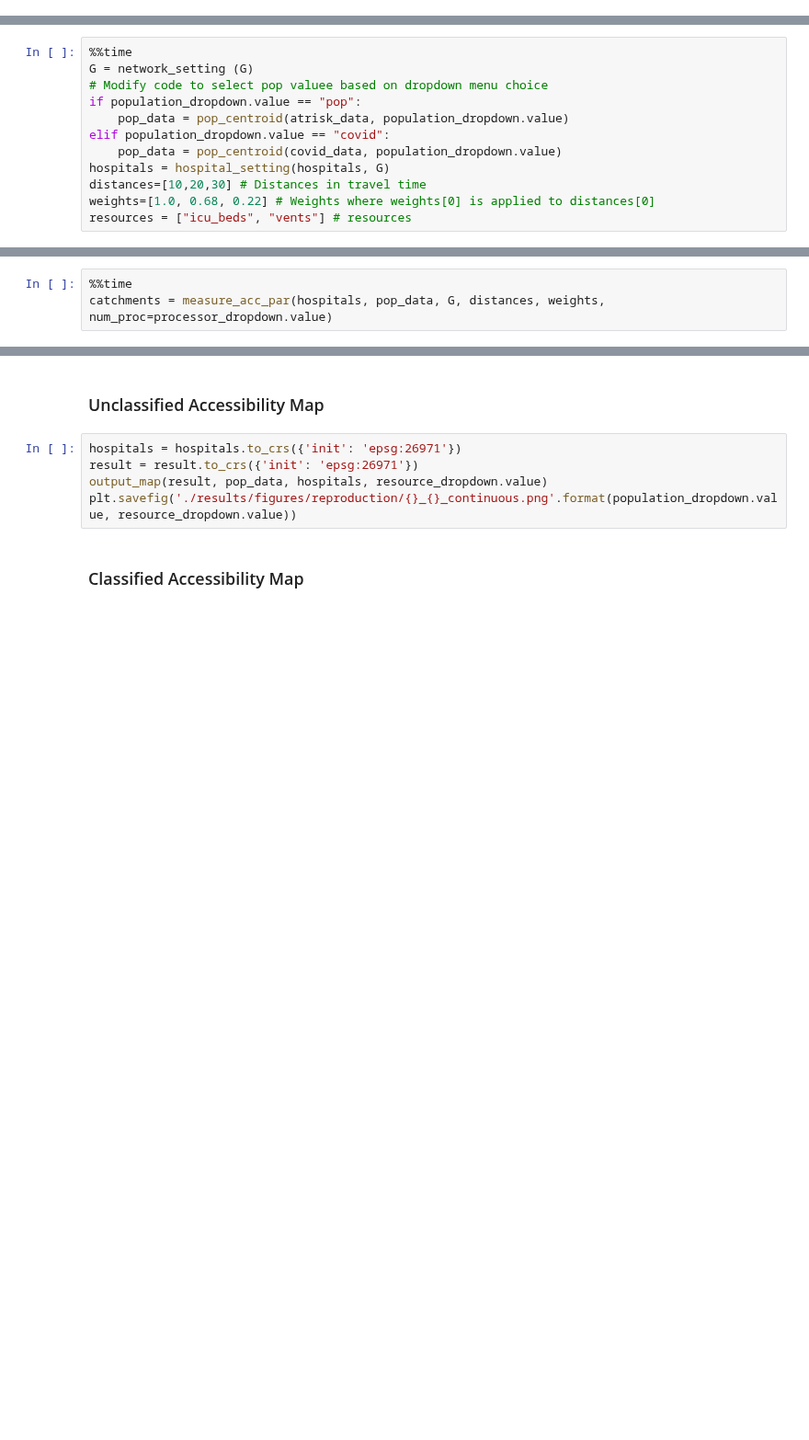
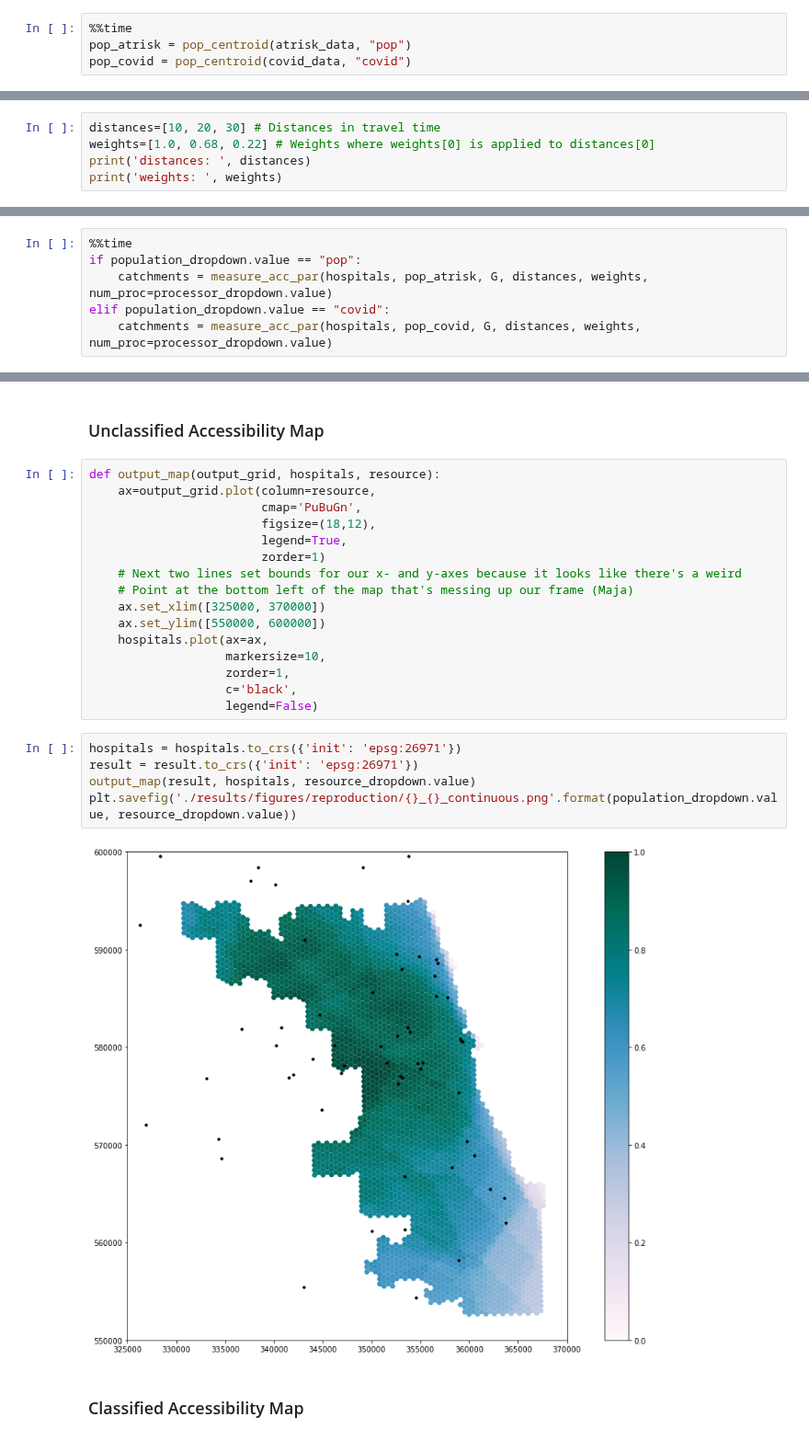
Before and after one commit to whprocter/RPr-Kang-2020, a Jupyter notebook: procedure/code/02-COVID-19Acc-Original.ipynb, the cells around one changed output, grey strips where cells are left out. Shown at 92% size. Drawn from its saved outputs; the diff is of its cells as text; blank space fills up the shorter version.

```diff
--- a/procedure/code/02-COVID-19Acc-Original.ipynb
+++ b/procedure/code/02-COVID-19Acc-Original.ipynb
@@ -280,0 +400,4 @@ def pop_centroid (pop_data, pop_type):
+# %%
+%%time
+pop_atrisk = pop_centroid(atrisk_data, "pop")
+pop_covid = pop_centroid(covid_data, "covid")
@@ -547,12 +647,5 @@ display(processor_dropdown,population_dropdown,resource_dropdown)
 # %%
-%%time
-G = network_setting (G)
-# Modify code to select pop valuee based on dropdown menu choice
-if population_dropdown.value == "pop":
-    pop_data = pop_centroid(atrisk_data, population_dropdown.value)
-elif population_dropdown.value == "covid":
-    pop_data = pop_centroid(covid_data, population_dropdown.value)
-hospitals = hospital_setting(hospitals, G)
-distances=[10,20,30] # Distances in travel time
+distances=[10, 20, 30] # Distances in travel time
 weights=[1.0, 0.68, 0.22] # Weights where weights[0] is applied to distances[0]
-resources = ["icu_beds", "vents"] # resources
+print('distances: ', distances)
+print('weights: ', weights)
@@ -559,3 +657,6 @@ resources = ["icu_beds", "vents"] # resources
 # %%
 %%time
-catchments = measure_acc_par(hospitals, pop_data, G, distances, weights, num_proc=processor_dropdown.value)
+if population_dropdown.value == "pop":
+    catchments = measure_acc_par(hospitals, pop_atrisk, G, distances, weights, num_proc=processor_dropdown.value)
+elif population_dropdown.value == "covid":
+    catchments = measure_acc_par(hospitals, pop_covid, G, distances, weights, num_proc=processor_dropdown.value)
@@ -587,9 +720,27 @@ else:
 # %% [markdown]
 ### Unclassified Accessibility Map
+# %%
+def output_map(output_grid, hospitals, resource):
+    ax=output_grid.plot(column=resource,
+                        cmap='PuBuGn',
+                        figsize=(18,12),
+                        legend=True,
+                        zorder=1)
+    # Next two lines set bounds for our x- and y-axes because it looks like there's a weird
+    # Point at the bottom left of the map that's messing up our frame (Maja)
+    ax.set_xlim([325000, 370000])
+    ax.set_ylim([550000, 600000])
+    hospitals.plot(ax=ax,
+                   markersize=10,
+                   zorder=1,
+                   c='black',
+                   legend=False)
 # %%
 hospitals = hospitals.to_crs({'init': 'epsg:26971'})
 result = result.to_crs({'init': 'epsg:26971'})
-output_map(result, pop_data, hospitals, resource_dropdown.value)
+output_map(result, hospitals, resource_dropdown.value)
 plt.savefig('./results/figures/reproduction/{}_{}_continuous.png'.format(population_dropdown.value, resource_dropdown.value))
+# %% [output]
+[figure, added]
 # %% [markdown]
 ### Classified Accessibility Map
```
Also changed, not shown: parts of 71 cells of this notebook, 1 other file.
